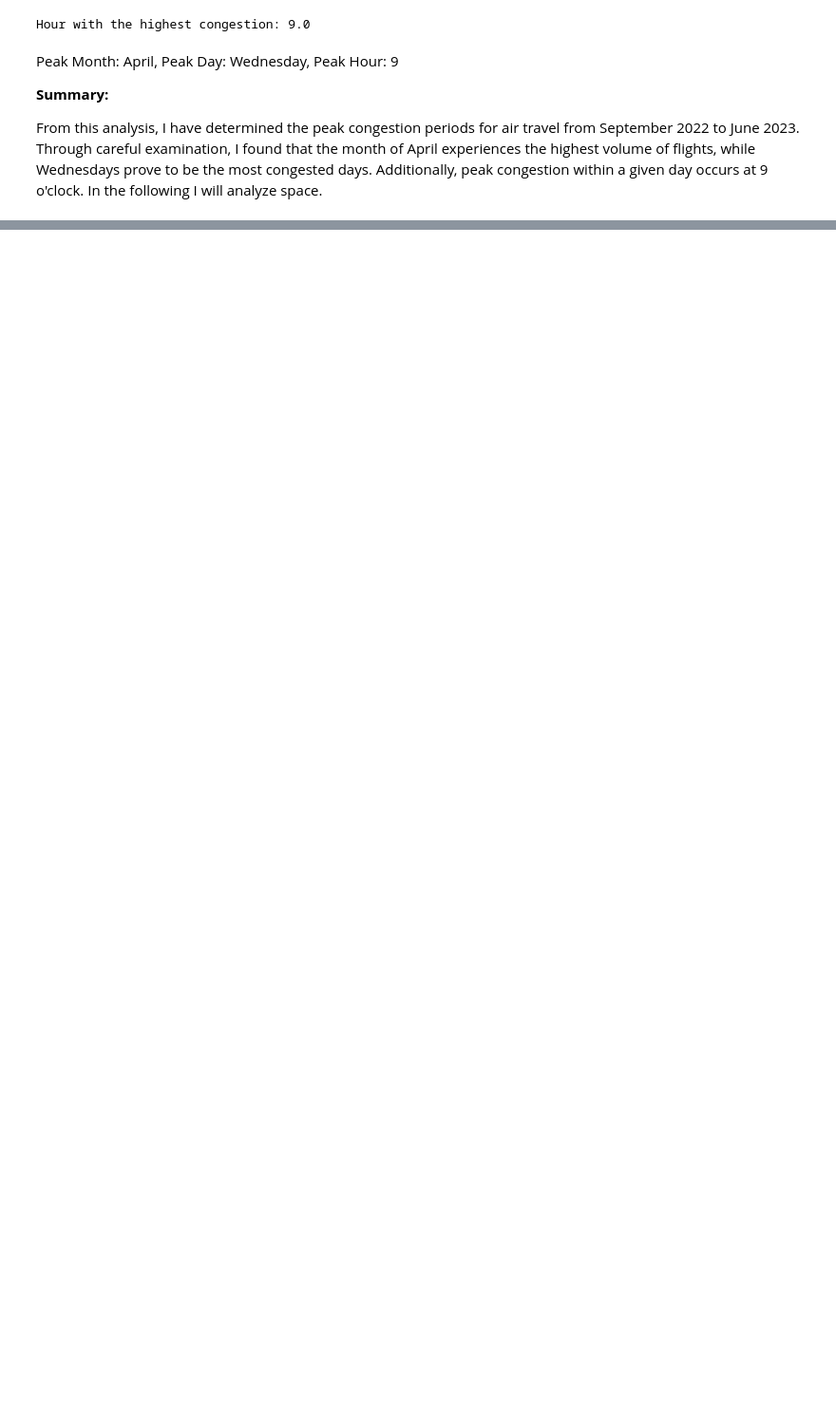
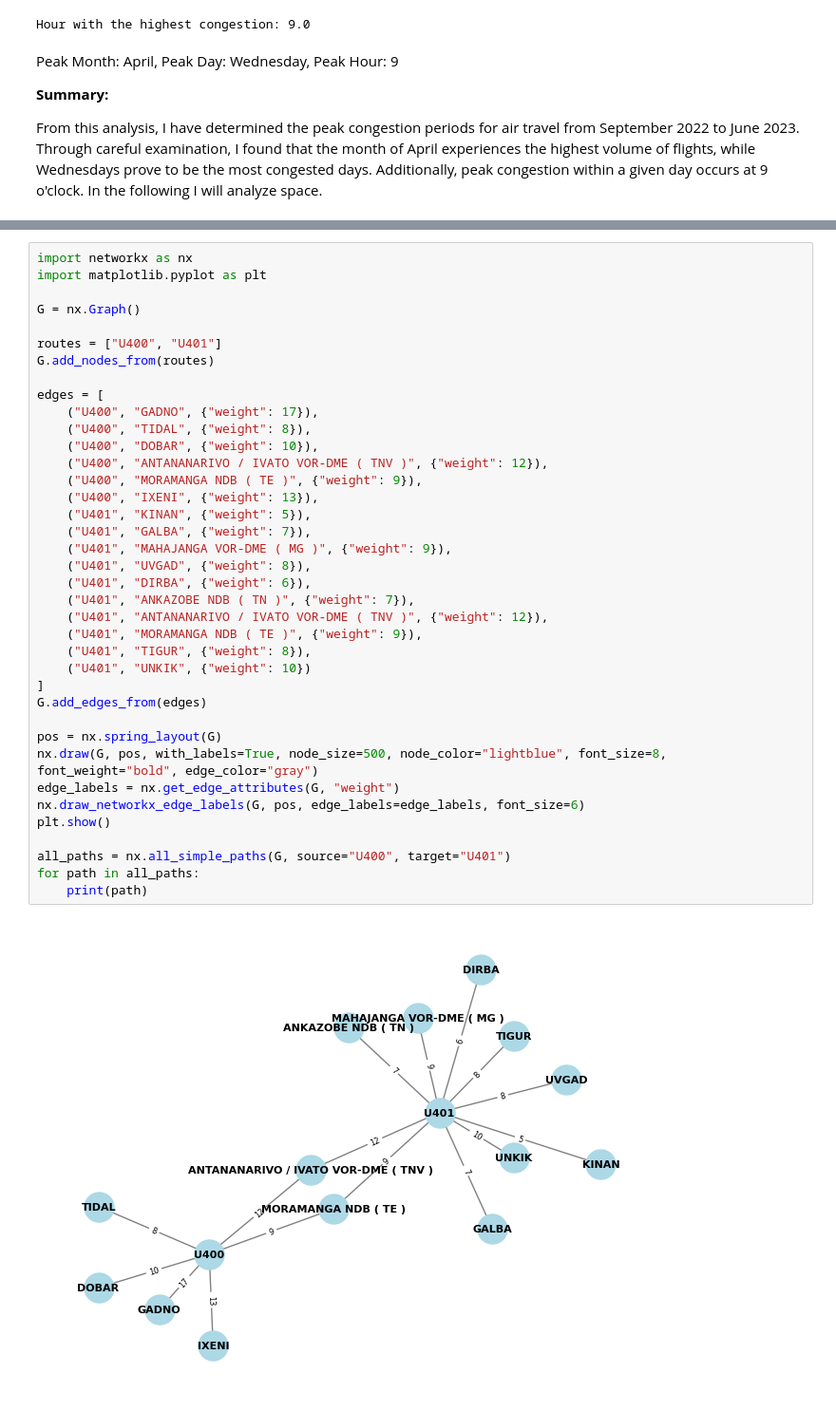
Before and after one commit to tiaL-ops/self-learning, a Jupyter notebook: congestion-analysis.ipynb, the cells around one changed output, grey strips where cells are left out. Shown at 95% size. Drawn from its saved outputs; the diff is of its cells as text; blank space fills up the shorter version.

```diff
--- a/congestion-analysis.ipynb
+++ b/congestion-analysis.ipynb
@@ -263,0 +269,40 @@ From this analysis, I have determined the peak congestion periods for air travel
+# %%
+import networkx as nx
+import matplotlib.pyplot as plt
+
+G = nx.Graph()
+
+routes = ["U400", "U401"]
+G.add_nodes_from(routes)
+
+edges = [
+    ("U400", "GADNO", {"weight": 17}),
+    ("U400", "TIDAL", {"weight": 8}),
+    ("U400", "DOBAR", {"weight": 10}),
+    ("U400", "ANTANANARIVO / IVATO VOR-DME ( TNV )", {"weight": 12}),
+    ("U400", "MORAMANGA NDB ( TE )", {"weight": 9}),
+    ("U400", "IXENI", {"weight": 13}),
+    ("U401", "KINAN", {"weight": 5}),
+    ("U401", "GALBA", {"weight": 7}),
+    ("U401", "MAHAJANGA VOR-DME ( MG )", {"weight": 9}),
+    ("U401", "UVGAD", {"weight": 8}),
+    ("U401", "DIRBA", {"weight": 6}),
+    ("U401", "ANKAZOBE NDB ( TN )", {"weight": 7}),
+    ("U401", "ANTANANARIVO / IVATO VOR-DME ( TNV )", {"weight": 12}),
+    ("U401", "MORAMANGA NDB ( TE )", {"weight": 9}),
+    ("U401", "TIGUR", {"weight": 8}),
+    ("U401", "UNKIK", {"weight": 10})
+]
+G.add_edges_from(edges)
+
+pos = nx.spring_layout(G)
+nx.draw(G, pos, with_labels=True, node_size=500, node_color="lightblue", font_size=8, font_weight="bold", edge_color="gray")
+edge_labels = nx.get_edge_attributes(G, "weight")
+nx.draw_networkx_edge_labels(G, pos, edge_labels=edge_labels, font_size=6)
+plt.show()
+
+all_paths = nx.all_simple_paths(G, source="U400", target="U401")
+for path in all_paths:
+    print(path)
+# %% [output]
+[figure, added]
```
Also changed, not shown: parts of 4 cells of this notebook.
